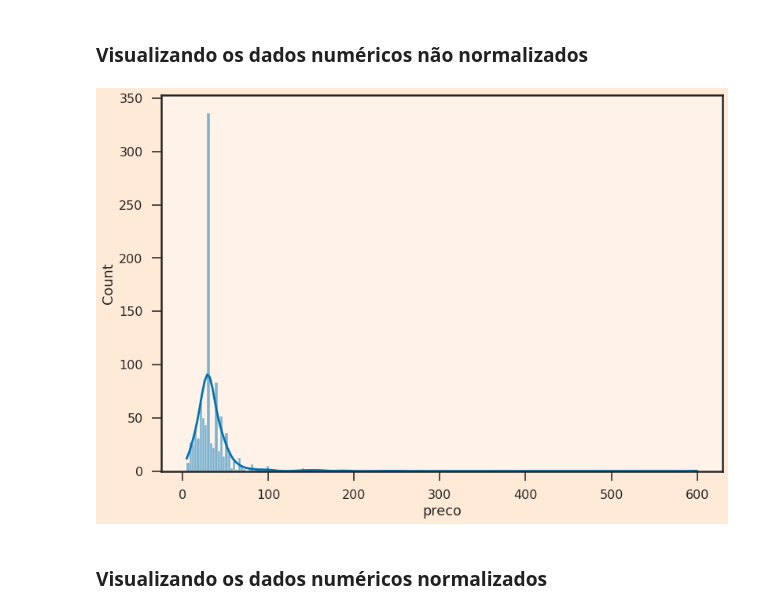
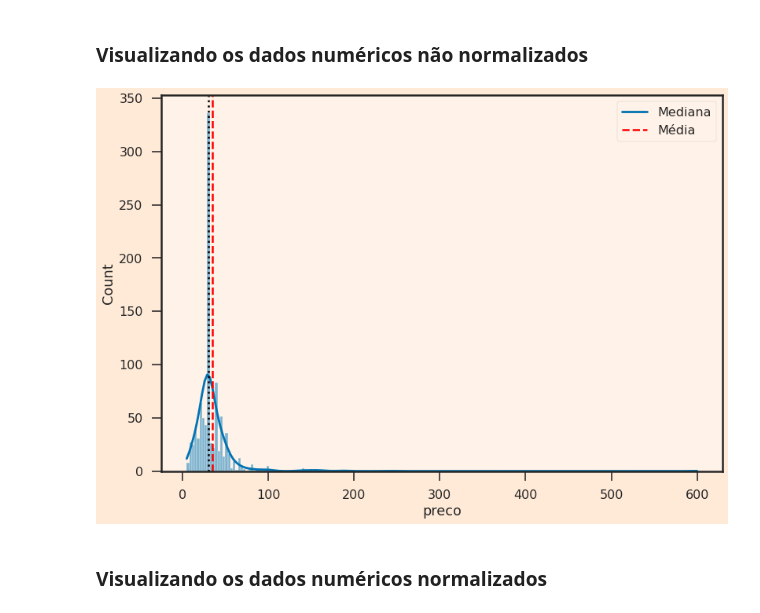
Before and after one commit to JonasBrother97/jeff_final, a Jupyter notebook: machinelearning.ipynb, the cells around one changed output. Cells and saved outputs as stored; diff of their text form; code cells hidden in the pictures.

Commit message:
median mean in numerical

```diff
--- a/machinelearning.ipynb
+++ b/machinelearning.ipynb
@@ -193,10 +193,13 @@ X_num = pd.DataFrame(X_num, columns=['preco_scaled'])
 X = pd.concat([X_num.reset_index(drop=True), pd.DataFrame(X_cat)], axis=1)
 # %% [markdown]
 ### Visualizando os dados numéricos não normalizados
-# %%
-sns.histplot(data=df, x="preco", kde=True)
-plt.show()
-# %% [output]
-[figure, removed]
+# %%
+sns.histplot(data=df, x='preco', kde=True)
+plt.axvline(df['preco'].mean(), c='red', ls='--', lw=2.5)
+plt.axvline(df['preco'].median(), c='black', ls=':', lw=2.5)
+plt.legend(['Mediana', 'Média'])
+plt.show()
+# %% [output]
+[figure, added]
 # %% [markdown]
 ### Visualizando os dados numéricos normalizados
```
Also changed, not shown: parts of 12 cells of this notebook, 5 other files.
